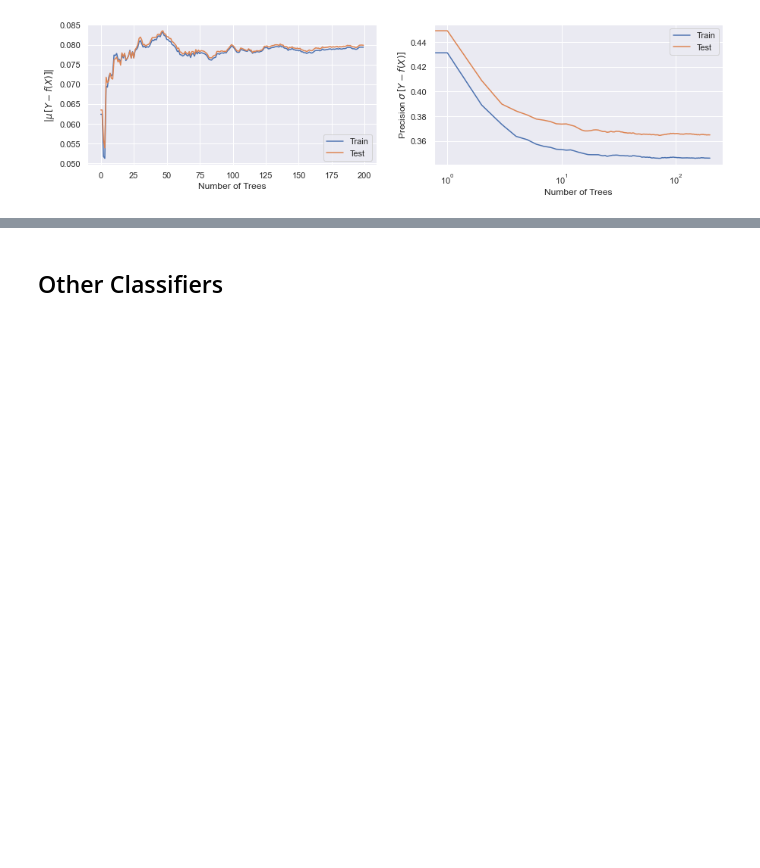
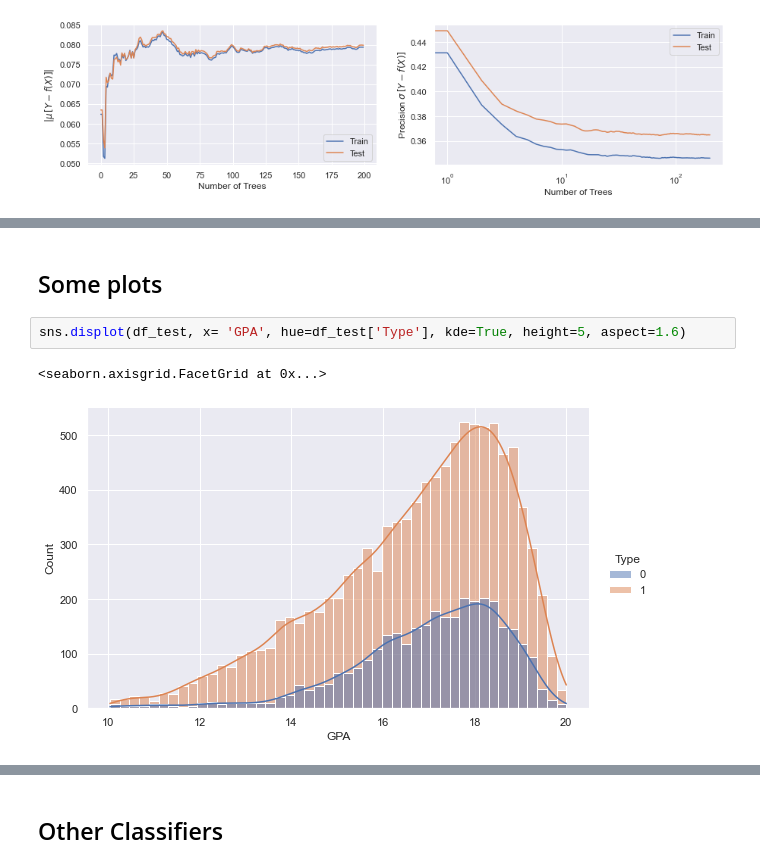
Before and after one commit to mghasemi19/ML_EconEduc, a Jupyter notebook: Type_classification.ipynb, the cells around one changed output, grey strips where cells are left out. Drawn from its saved outputs; the diff is of its cells as text; blank space fills up the shorter version.

```diff
--- a/Type_classification.ipynb
+++ b/Type_classification.ipynb
@@ -1327,0 +1312,7 @@ plt.legend() # add a legend
+# %% [markdown]
+## Some plots
+# %%
+sns.displot(df_test, x= 'GPA', hue=df_test['Type'], kde=True, height=5, aspect=1.6)
+# %% [output]
+<seaborn.axisgrid.FacetGrid at 0x...>
+[figure, added]
```
Also changed, not shown: parts of 13 cells of this notebook.
